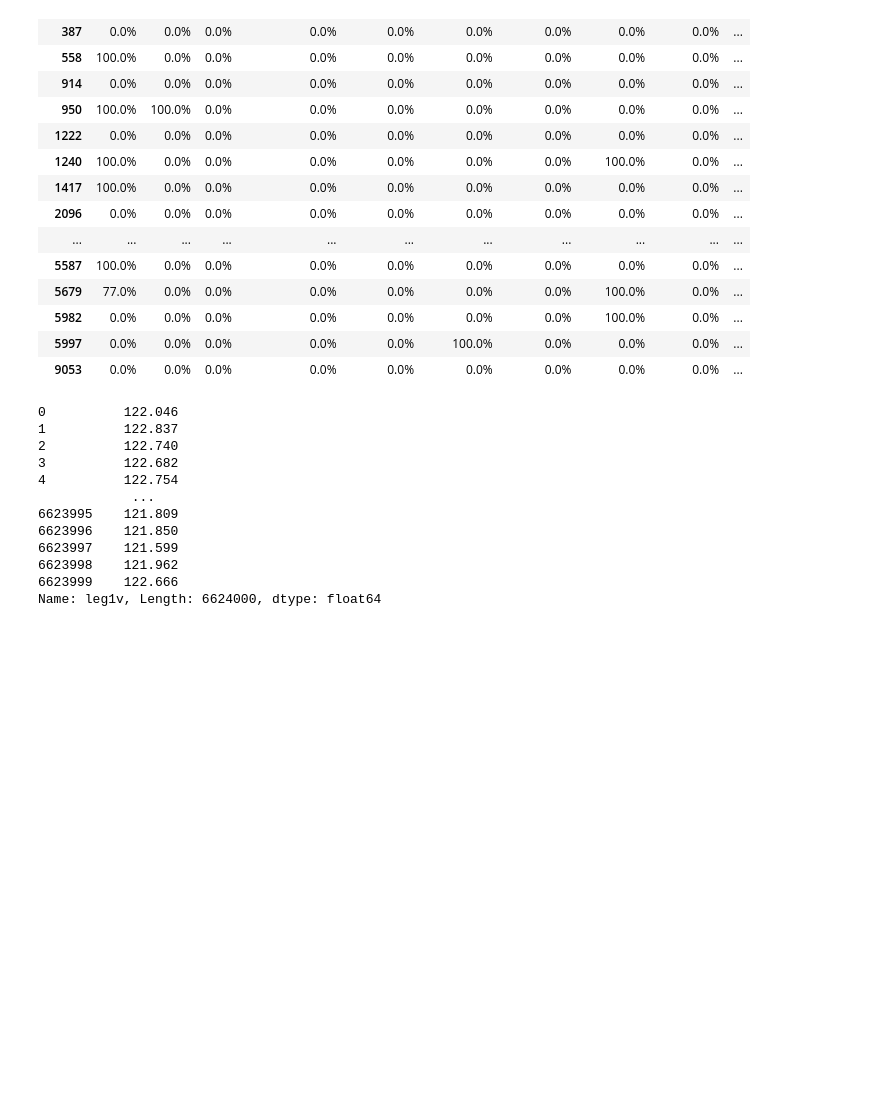
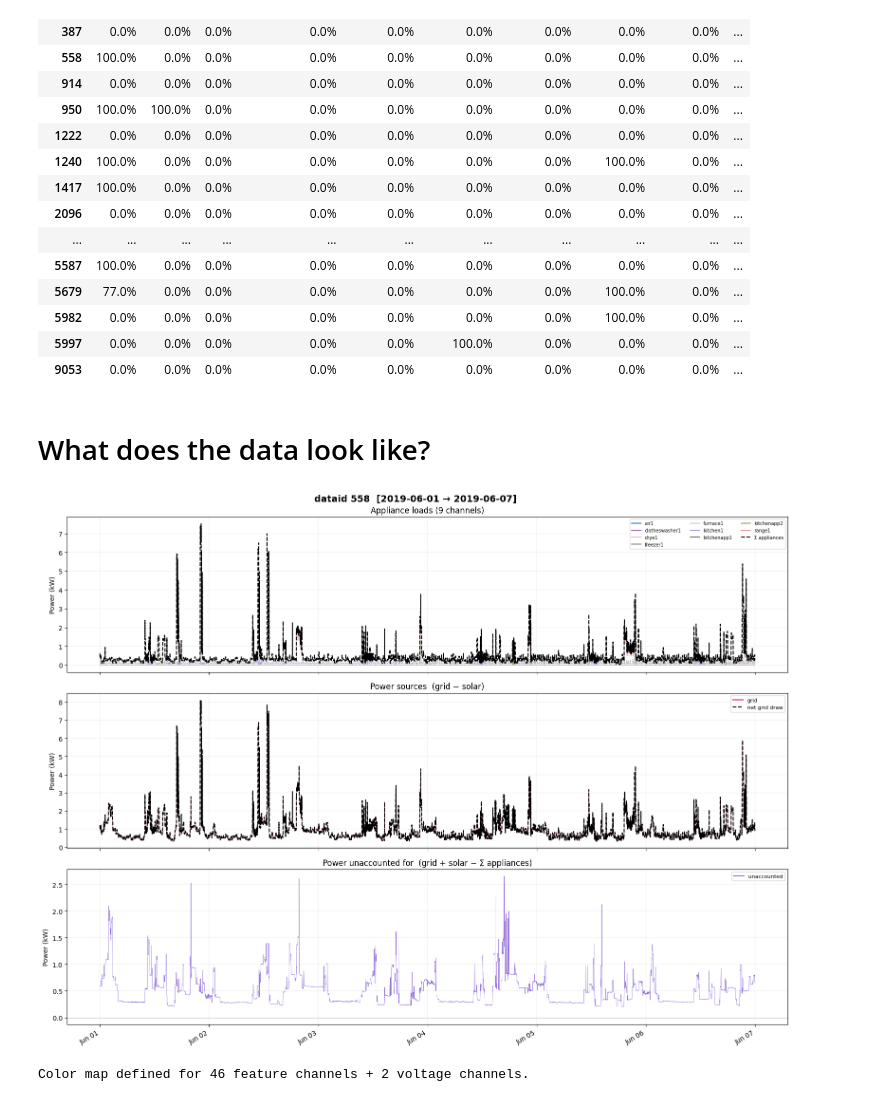
Before and after one commit to jackellishsieh/residential-power-forecasting, a Jupyter notebook: notebooks/jack/jack-pecan-eda.ipynb, the cells around one changed output. Saved outputs shown, nothing was run; the diff lists cells and outputs as text; code cells hidden in the pictures; blank space fills up the shorter version.

```diff
--- a/notebooks/jack/jack-pecan-eda.ipynb
+++ b/notebooks/jack/jack-pecan-eda.ipynb
@@ -3,3 +7,4 @@ import pandas as pd
 # %%
+# Load the dataframes
+
 HOME_PATH = "~/Downloads/" # change this to your own path
-new_york_df = pd.read_csv(f"{HOME_PATH}/residential-power-forecasting/data/1minute_data_newyork/1minute_data_newyork.csv")
@@ -100,18 +239,5 @@ fill_pct = (
 | 5982 | 0.0% | 0.0% | 0.0% | 0.0% | 0.0% | 0.0% | 0.0% | 100.0% | 0.0% | ... |
 | 5997 | 0.0% | 0.0% | 0.0% | 0.0% | 0.0% | 100.0% | 0.0% | 0.0% | 0.0% | ... |
 | 9053 | 0.0% | 0.0% | 0.0% | 0.0% | 0.0% | 0.0% | 0.0% | 0.0% | 0.0% | ... |
-# %%
-new_york_df["leg1v"]
-# %% [output]
-0          122.046
-1          122.837
-2          122.740
-3          122.682
-4          122.754
-            ...
-6623995    121.809
-6623996    121.850
-6623997    121.599
-6623998    121.962
-6623999    122.666
-Name: leg1v, Length: 6624000, dtype: float64
+# %% [markdown]
+# What does the data look like?
@@ -117,0 +247,27 @@ Name: leg1v, Length: 6624000, dtype: float64
+# %%
+import sys; sys.path.insert(0, "..")
+from utils.plotting import build_color_map, plot_home
+
+col_colors = build_color_map(new_york_df)
+plot_home(new_york_df, col_colors, dataid=558, timespan=("2019-06-01", "2019-06-07"))
+# %% [output]
+[figure, added]
+# %%
+LV_COLS = ['leg1v', 'leg2v']
+_META_COLS = {'dataid', 'localminute', 'leg1v', 'leg2v'}
+
+# Columns that are non-NaN for at least one home (voltage cols handled separately)
+active_feature_cols = [c for c in feature_cols if c not in _META_COLS and fill_pct[c].any()]
+
+# Build a consistent color map: 40 distinct colors from tab20 + tab20b
+_tab20  = plt.colormaps['tab20']
+_tab20b = plt.colormaps['tab20b']
+_palette = [_tab20(i) for i in range(20)] + [_tab20b(i) for i in range(20)]
+
+COL_COLORS = {col: _palette[i % len(_palette)] for i, col in enumerate(active_feature_cols)}
+COL_COLORS['leg1v'] = 'steelblue'
+COL_COLORS['leg2v'] = 'tomato'
+
+print(f"Color map defined for {len(active_feature_cols)} feature channels + {len(LV_COLS)} voltage channels.")
+# %% [output]
+Color map defined for 46 feature channels + 2 voltage channels.
```
Also changed, not shown: parts of 12 cells of this notebook, 2 other files.
